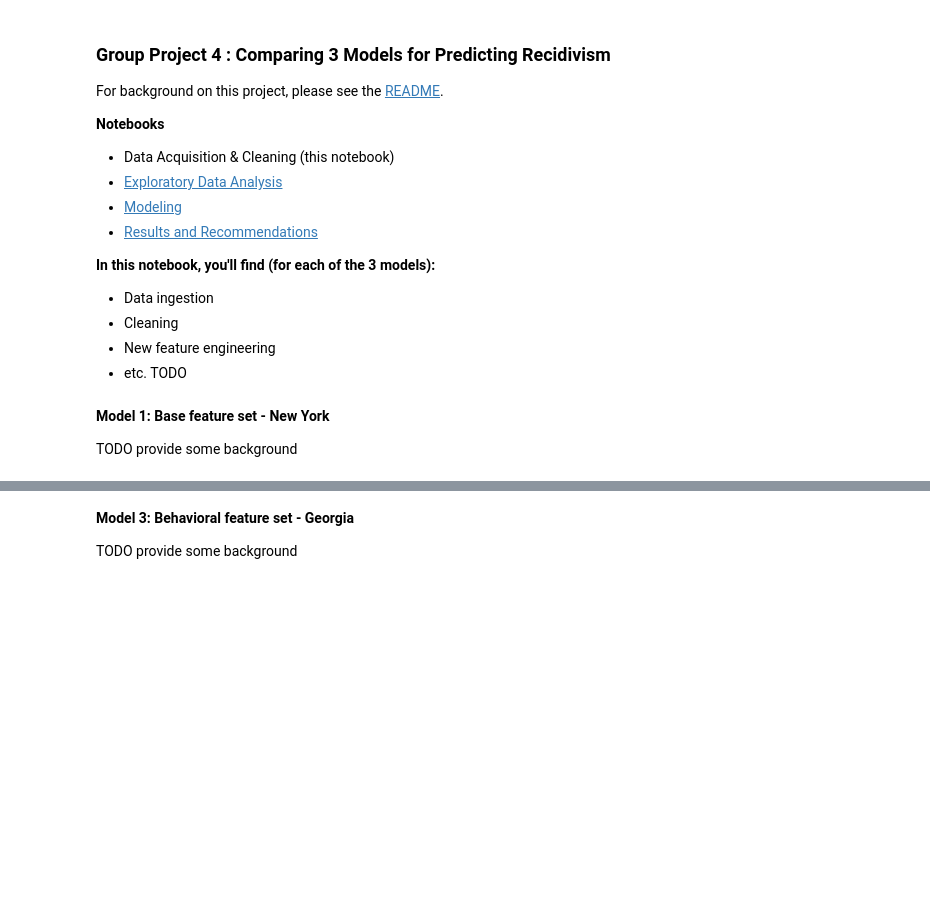
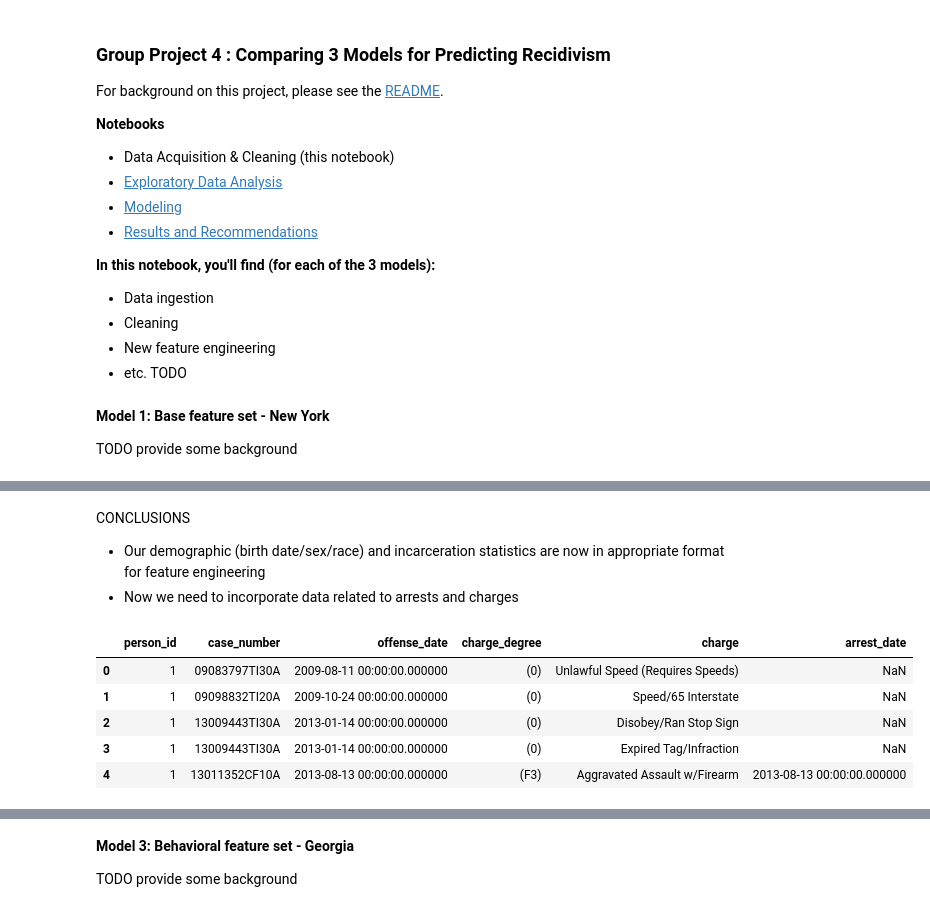
Before and after one commit to ga-dsi-822-group4/recidivism, a Jupyter notebook: notebooks/01_data_acq_clean.ipynb, the cells around one changed output, grey strips where cells are left out. Saved outputs shown, nothing was run; the diff lists cells and outputs as text; code cells hidden in the pictures; blank space fills up the shorter version.

```diff
--- a/notebooks/01_data_acq_clean.ipynb
+++ b/notebooks/01_data_acq_clean.ipynb
@@ -24,0 +131,15 @@ TODO provide some background
+# %% [markdown]
+CONCLUSIONS
+- Our demographic (birth date/sex/race) and incarceration statistics are now in appropriate format for feature engineering
+- Now we need to incorporate data related to arrests and charges
+# %%
+# read in charges dataset and take a look
+charges = pd.read_csv('../data/FL/final_charges.csv')
+charges.head()
+# %% [output]
+|  | person_id | case_number | offense_date | charge_degree | charge | arrest_date |
+| 0 | 1 | 09083797TI30A | 2009-08-11 00:00:00.000000 | (0) | Unlawful Speed (Requires Speeds) | NaN |
+| 1 | 1 | 09098832TI20A | 2009-10-24 00:00:00.000000 | (0) | Speed/65 Interstate | NaN |
+| 2 | 1 | 13009443TI30A | 2013-01-14 00:00:00.000000 | (0) | Disobey/Ran Stop Sign | NaN |
+| 3 | 1 | 13009443TI30A | 2013-01-14 00:00:00.000000 | (0) | Expired Tag/Infraction | NaN |
+| 4 | 1 | 13011352CF10A | 2013-08-13 00:00:00.000000 | (F3) | Aggravated Assault w/Firearm | 2013-08-13 00:00:00.000000 |
```
Also changed, not shown: parts of 28 cells of this notebook, 3 other files.
